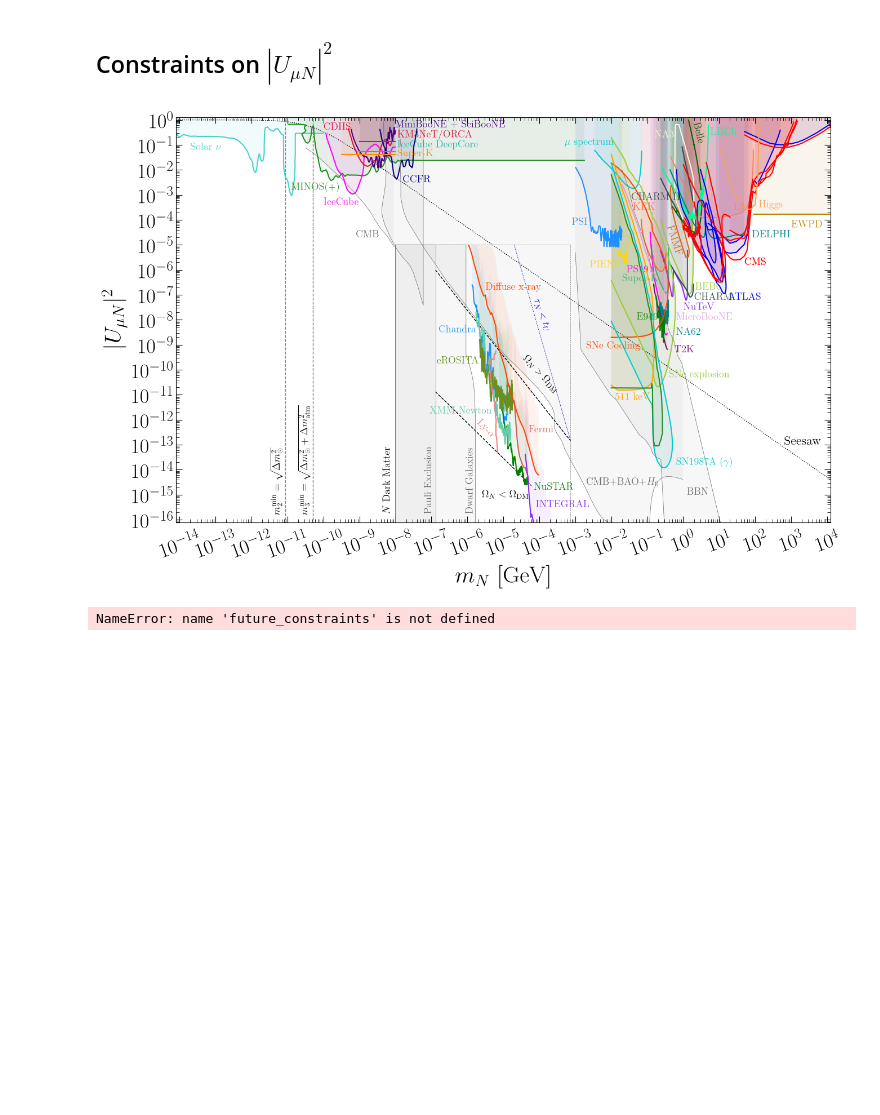
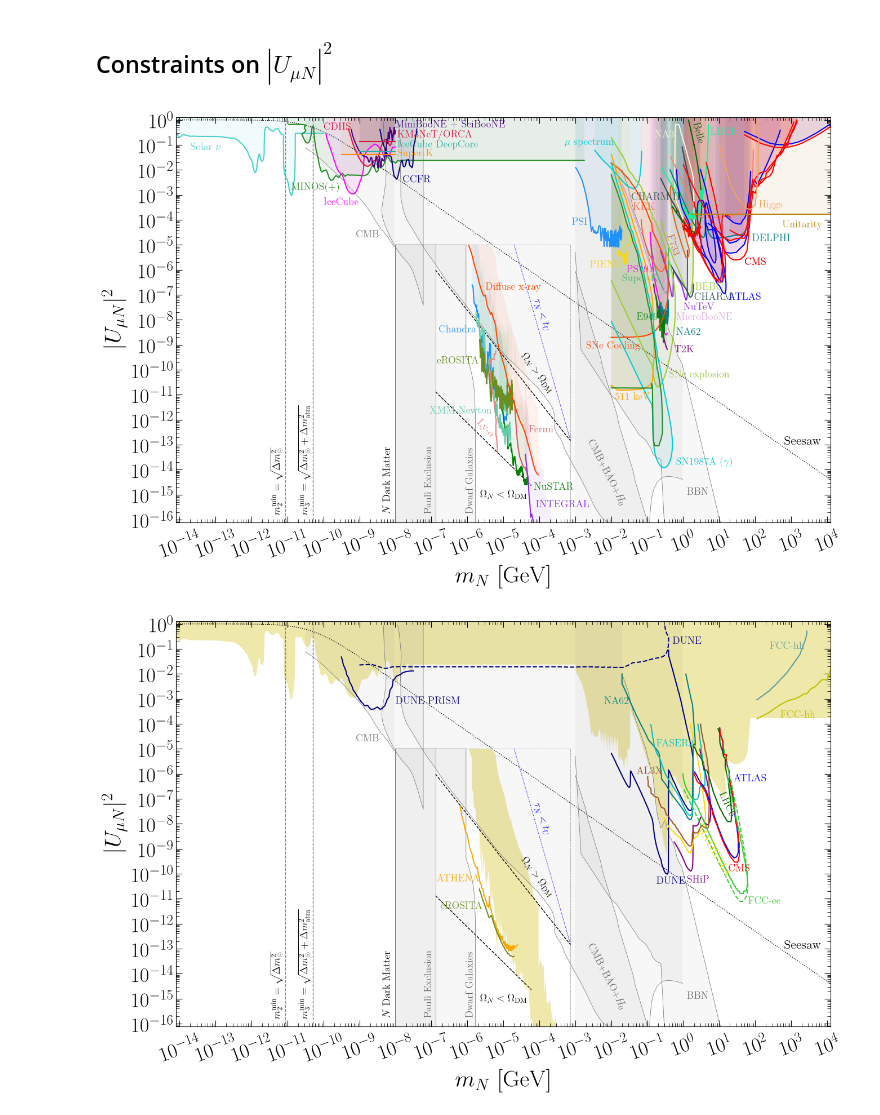
Before and after one commit to PatrickBolton/SterileNeutrinoConstraints, a Jupyter notebook: 1_muon_mixing.ipynb, the cells around one changed output. Saved outputs shown, nothing was run; the diff lists cells and outputs as text; code cells hidden in the pictures; blank space fills up the shorter version.

```diff
--- a/1_muon_mixing.ipynb
+++ b/1_muon_mixing.ipynb
@@ -111,11 +111,11 @@ fixed_target = {
      'label': r'BEBC', 'label_on': True, 'label_loc': [0.33, -6.8], 'label_rot': 0,
      'color': 'yellowgreen', 'lw': 1.5, 'ls': '-', 'fill': 0.075, 'fill_band': False,
      'xr': 1, 'yr': 'pow10', 'xy': True},
-    'FMMF':
-    {'data': data_mu + 'FMMF.csv',
-     'label': r'FMMF', 'label_on': True, 'label_loc': [-0.5, -5.4], 'label_rot': -72,
+    'E733':
+    {'data': data_mu + 'E733.csv',
+     'label': r'E733', 'label_on': True, 'label_loc': [-0.5, -5.4], 'label_rot': -72,
      'color': 'chocolate', 'lw': 1.5, 'ls': '-', 'fill': 0.075, 'fill_band': False,
-     'xr': ['pow10',1e-9], 'yr': 'pow10', 'xy': True},
+     'xr': 'pow10', 'yr': 'pow10', 'xy': True},
     'KEK':
     {'data': data_mu + 'KEK.csv',
      'label': r'KEK', 'label_on': True, 'label_loc': [-1.4, -3.6], 'label_rot': 0,
@@ -135,7 +135,7 @@ fixed_target = {
     {'data': data_mu + 'NA3_mu.csv',
      'label': r'NA3', 'label_on': True, 'label_loc': [-0.8, -0.7], 'label_rot': 0,
      'color': 'cornsilk', 'lw': 1.5, 'ls': '-', 'fill': 0.075, 'fill_band': False,
-     'xr': ['pow10', 1e-9], 'yr': 'pow10', 'xy': True},
+     'xr': 'pow10', 'yr': 'pow10', 'xy': True},
     'MicroBooNE':
     {'data': data_mu + 'MicroBooNE.csv',
      'label': r'MicroBooNE', 'label_on': True, 'label_loc': [-0.2, -8.0], 'label_rot': 0,
@@ -156,7 +156,7 @@ collider = {
      'xr': 1, 'yr': 'pow10', 'xy': True},
     'DELPHI':
     {'data': data_univ + 'DELPHI.csv',
-     'label': r'DELPHI', 'label_on': True, 'label_loc': [1.91, -4.7], 'label_rot': 0,
+     'label': r'DELPHI', 'label_on': True, 'label_loc': [1.91, -4.85], 'label_rot': 0,
      'color': 'teal', 'lw': 1.5, 'ls': '-', 'fill': 0.075, 'fill_band': False,
      'xr': 'pow10', 'yr': 'pow10', 'xy': True},
     'L3':
@@ -204,6 +204,11 @@ collider = {
      'label': r'ATLAS', 'label_on': False, 'label_loc': [1.25, -6.7], 'label_rot': 0,
      'color': 'blue', 'lw': 1.5, 'ls': '-', 'fill': 0.075, 'fill_band': False,
      'xr': 'pow10', 'yr': 'pow10', 'xy': True},
+    'ATLAS ttbar':
+    {'data': data_mu + 'ATLAS_ttbar_mu.csv',
+     'label': r'ATLAS', 'label_on': False, 'label_loc': [1.25, -6.7], 'label_rot': 0,
+     'color': 'blue', 'lw': 1.5, 'ls': '-', 'fill': 0.075, 'fill_band': False,
+     'xr': 1, 'yr': 'pow10', 'xy': True},
     'CMS':
     {'data': data_mu + 'CMS_mu.csv',
      'label': r'CMS', 'label_on': True, 'label_loc': [1.7, -5.8], 'label_rot': 0,
@@ -252,9 +257,9 @@ collider = {
 }
 
 precision = {
-    'Electroweak Precision':
-    {'data': data_mu + 'EWPD_mu.csv',
-     'label': r'EWPD', 'label_on': True, 'label_loc': [3., -4.3], 'label_rot': 0,
+    'Unitarity':
+    {'data': data_mu + 'unitarity_mu.csv',
+     'label': r'Unitarity', 'label_on': True, 'label_loc': [2.75, -4.3], 'label_rot': 0,
      'color': 'darkgoldenrod', 'lw': 1.5, 'ls': '-', 'fill': 0.075, 'fill_band': False,
      'xr': 'pow10', 'yr': 'pow10', 'xy': True}
 }
@@ -347,7 +352,7 @@ CMB = {
      'xr': 'pow10', 'yr': 'pow10', 'xy': True},
     'CMB+BAO+H':
     {'data': data_univ + 'CMB_BAO_H.csv',
-     'label': r'CMB+BAO+$H_0$', 'label_on': True, 'label_loc': [-2.7, -14.6], 'label_rot': 0,
+     'label': r'CMB+BAO+$H_0$', 'label_on': True, 'label_loc': [-2.7, -15.4], 'label_rot': -63,
      'color': 'dimgrey', 'lw': 0.5, 'ls': '-', 'fill': 0.05, 'fill_band': False,
      'xr': 'pow10', 'yr': 'pow10', 'xy': True},
    'CMB':
@@ -360,14 +365,19 @@ CMB = {
      'label': r'CMB', 'label_on': False, 'label_loc': [-9.1, -4.7], 'label_rot': 0,
      'color': 'dimgrey', 'lw': 0.5, 'ls': '-', 'fill': 0.05, 'fill_band': False,
      'xr': 'pow10', 'yr': 'pow10', 'xy': True},
+   'CMB high':
+    {'data': data_mu + 'CMB_high_mu.csv',
+     'label': r'CMB', 'label_on': False, 'label_loc': [-9.1, -4.7], 'label_rot': 0,
+     'color': 'dimgrey', 'lw': 0.5, 'ls': '-', 'fill': 0.05, 'fill_band': False,
+     'xr': 'pow10', 'yr': 'pow10', 'xy': True},
     'DM overproduction':
     {'data': data_univ + 'DM_overproduction.csv',
-     'label': r'$\Omega_N > \Omega_{\mathrm{DM}}$', 'label_on': True, 'label_loc': [-4.5, -10.9], 'label_rot': -47,
+     'label': r'$\Omega_N > \Omega_{\mathrm{DM}}$', 'label_on': True, 'label_loc': [-4.55, -10.9], 'label_rot': -53,
      'color': 'k', 'lw': 1.0, 'ls': '--', 'fill': 0.0, 'fill_band': False,
      'xr': 'pow10', 'yr': 'pow10', 'xy': True},
     'DM underproduction':
     {'data': data_univ + 'DM_underproduction.csv',
-     'label': r'$\Omega_N < \Omega_{\mathrm{DM}}$', 'label_on': True, 'label_loc': [-5.6, -15.1], 'label_rot': 0,
+     'label': r'$\Omega_N < \Omega_{\mathrm{DM}}$', 'label_on': True, 'label_loc': [-5.65, -15.1], 'label_rot': 0,
      'color': 'k', 'lw': 1.0, 'ls': '--', 'fill': 0.0, 'fill_band': False,
      'xr': ['pow10',1e-6], 'yr': 'pow10', 'xy': True},
     'Pauli Exclusion':
@@ -391,7 +401,7 @@ HNL.plot(lim_type = 'current',
          current_xray_constraints=x_ray,
          title = 'UmuNsq', ylabel = r'$|U_{\mu N}|^2$', svfg = True);
 # %% [output]
-[figure, old version]
+[figure, new version]
 # %%
 import src.HNL as HNL
 
@@ -399,6 +409,11 @@ data_mu_f = 'limits_data/UmuNsq_data/future/'
 data_univ_f = 'limits_data/UalphaNsq_data/future/'
 
 low_energy_f = {
+    'DUNE PRISM oscillations':
+    {'data': data_mu_f + 'DUNE_PRISM_oscillations_mu.csv',
+     'label': r'DUNE PRISM', 'label_on': True, 'label_loc': [-8.0, -3.2], 'label_rot': 0,
+     'color': 'navy', 'lw': 1.5, 'ls': '-', 'fill': 0.075, 'fill_band': False,
+     'xr': ['pow10', 'split', 'sqrt', 1e-9], 'yr': ['pow10', 'comp', 'sqrt', 'comp', 0.5], 'xy': False},
     'DUNE Indirect':
     {'data': data_mu_f + 'DUNE_indirect.csv',
      'label': r'DUNE', 'label_on': True, 'label_loc': [-0.3, -0.8], 'label_rot': 0,
@@ -498,10 +513,10 @@ future_constraints = lab_constraints_f | astro_constraints_f
 # %%
 HNL.plot(lim_type = 'future',
          current_constraints=lab_constraints,
          current_xray_constraints=x_ray,
          current_cosmo_constraints=cosmo_constraints,
          future_constraints=future_constraints,
-         block_color = 'mistyrose',
+         block_color = 'palegoldenrod',
          title = 'UmuNsq', ylabel = r'$|U_{\mu N}|^2$', svfg = True);
 # %% [output]
-NameError: name 'future_constraints' is not defined
+[figure, added]
```
Also changed, not shown: 17 other files.
